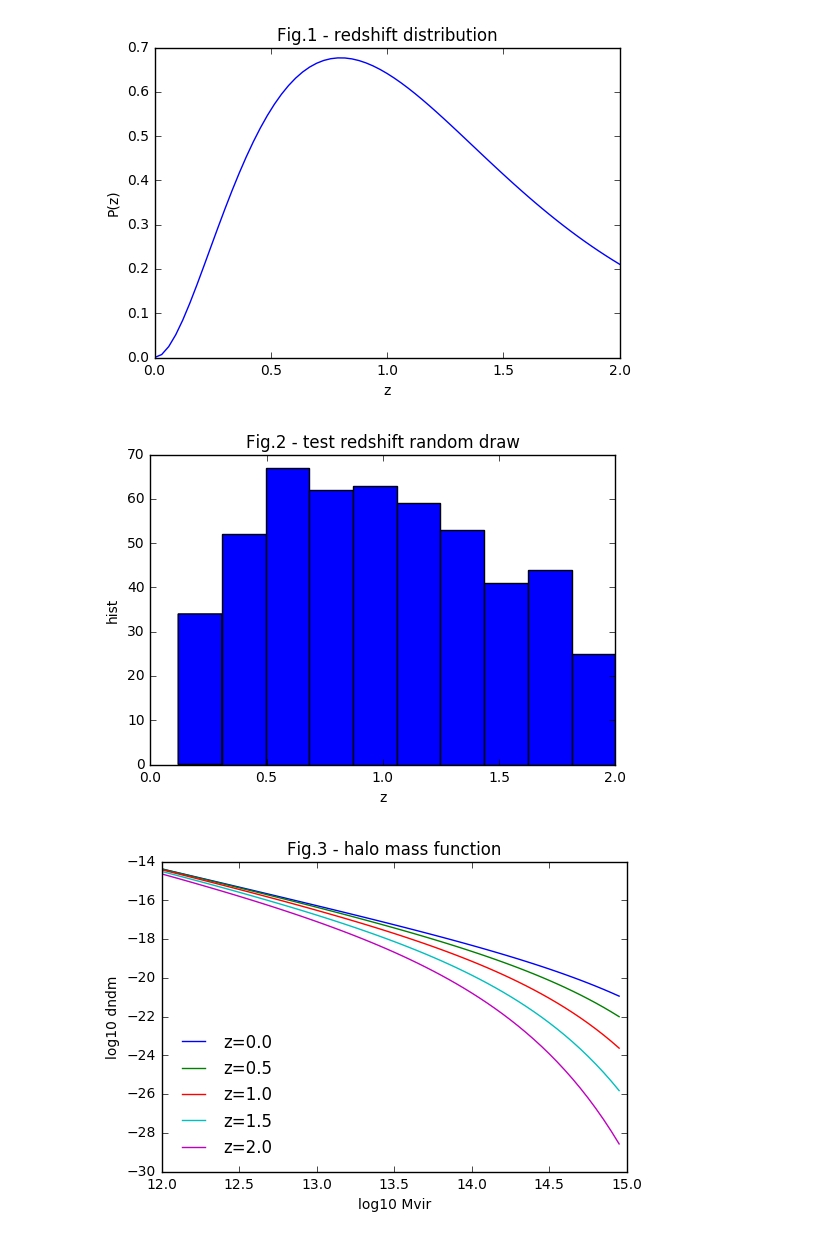
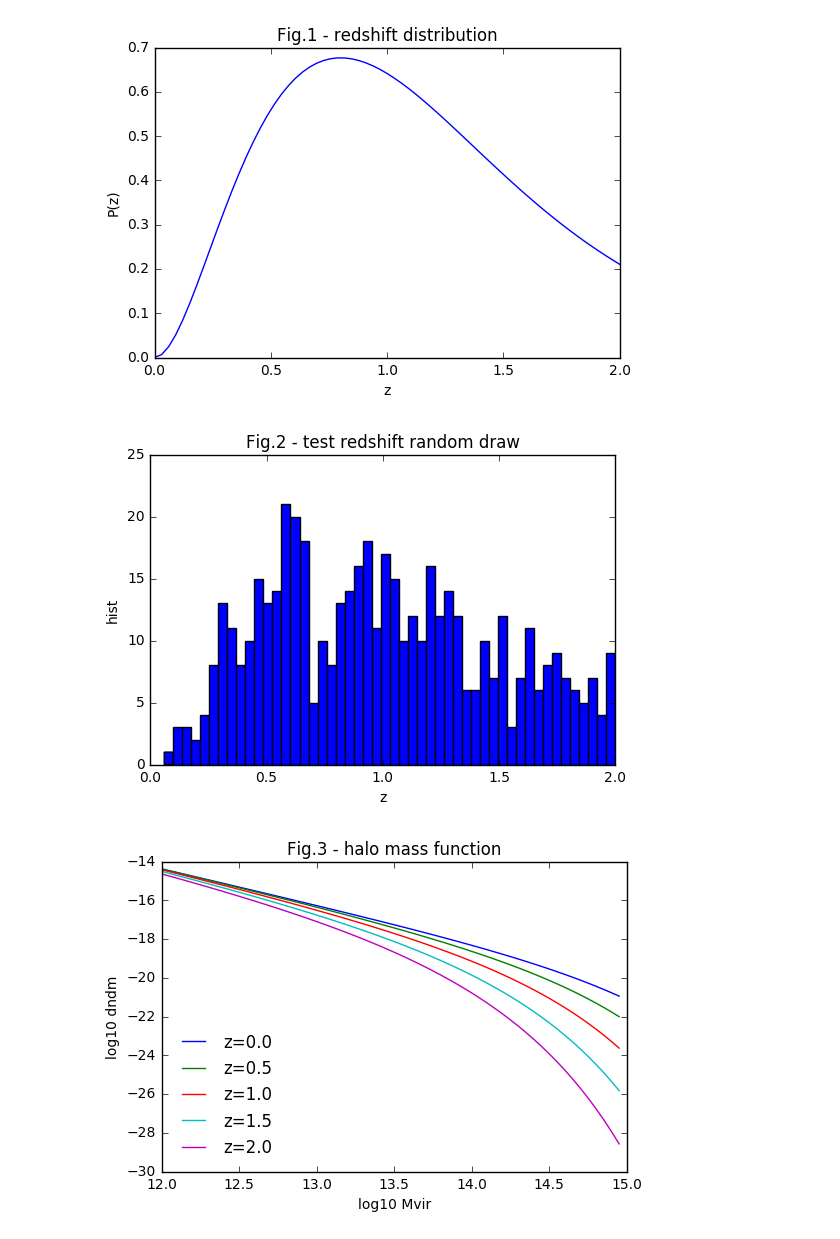
Before and after one commit to liuxx479/peak-bias, a Jupyter notebook: plots.ipynb, the cells around one changed output. Cells and saved outputs as stored; diff of their text form; code cells hidden in the pictures.

```diff
--- a/plots.ipynb
+++ b/plots.ipynb
@@ -57,11 +57,11 @@ show()
 [figure]
 # %%
 sample = redshift_gen(500)
-hist(sample);xlabel('z');ylabel('hist');
+hist(sample,bins=50);xlabel('z');ylabel('hist');
 title('Fig.2 - test redshift random draw')
 show()
 # %% [output]
-[figure, old version]
+[figure, new version]
 # %%
 ###### halo mass function ######
 Mmin, Mmax, dlog10m=12, 15, 0.05
```
Also changed, not shown: parts of 6 cells of this notebook.
